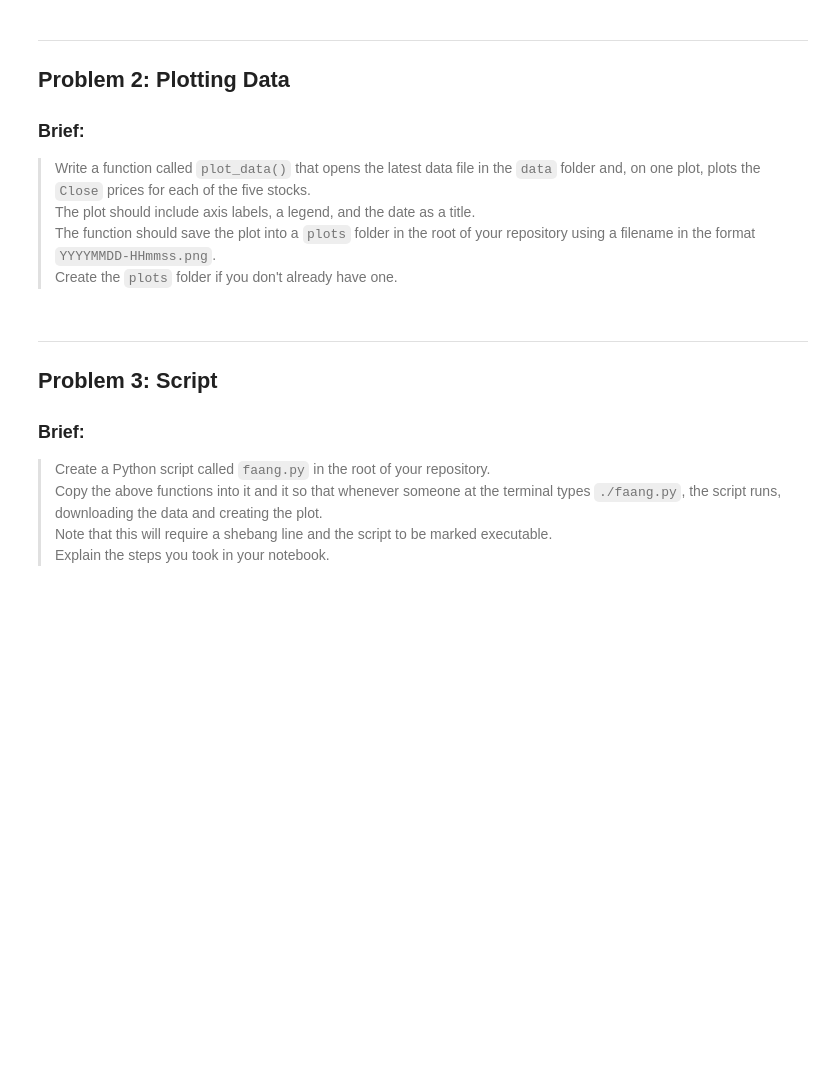
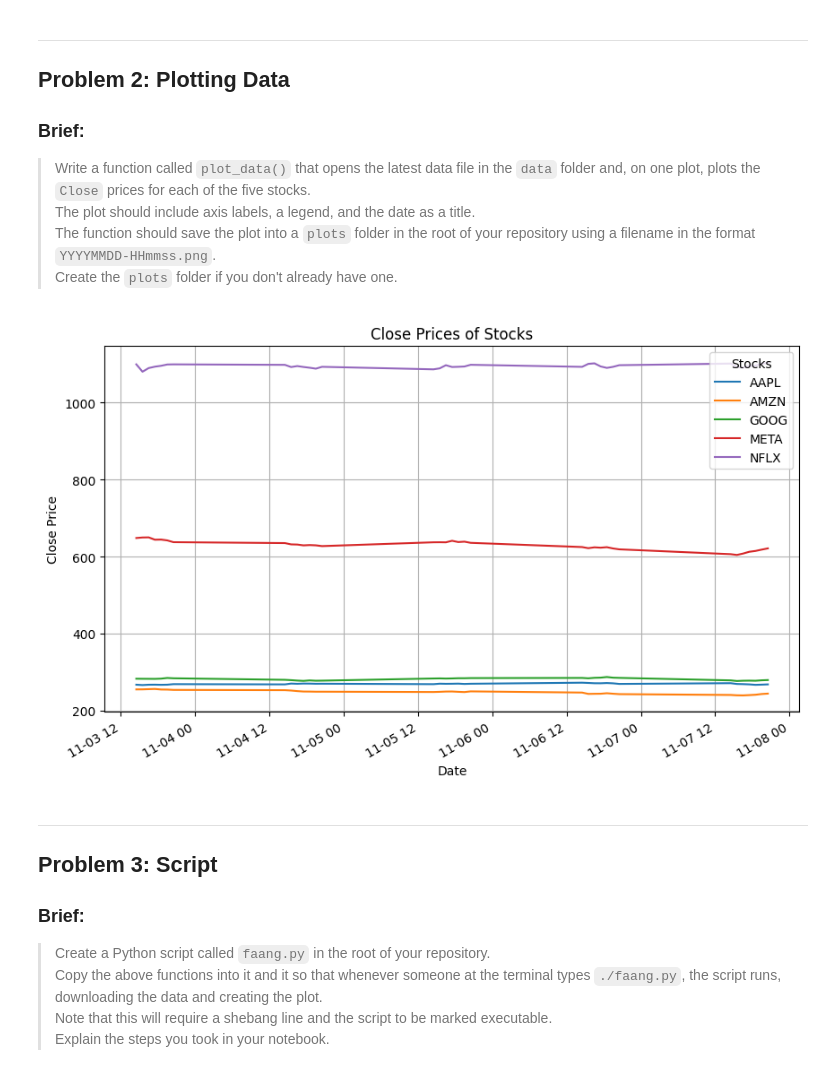
Before and after one commit to skerr17/computer-infrastructure-assessment, a Jupyter notebook: problem.ipynb, the cells around one changed output. Drawn from its saved outputs; the diff is of its cells as text; code cells hidden in the pictures; blank space fills up the shorter version.

```diff
--- a/problem.ipynb
+++ b/problem.ipynb
@@ -135,6 +139,30 @@ Datetime
 >The plot should include axis labels, a legend, and the date as a title.
 >The function should save the plot into a `plots` folder in the root of your repository using a filename in the format `YYYYMMDD-HHmmss.png`.
 >Create the `plots` folder if you don't already have one.
+# %%
+# function plotdata(): plots the Close prices of the stocks in the dataframe
+# pasing the filepath to read the csv file back in
+
+def plot_data(filepath):
+    '''
+    Plots the Close prices of the stocks in the dataframe.
+    '''
+    df = pd.read_csv(filepath, header=[0,1], index_col=0, parse_dates=True)
+
+    # plot the Close prices
+    close_df = df['Close']
+    close_df.plot(title='Close Prices of Stocks', figsize=(10,6))
+    plt.xlabel('Date')
+    plt.ylabel('Close Price')
+    plt.legend(title='Stocks')
+    plt.grid()
+    plt.show()
+# %%
+# testing plot_data function
+graph_data_filepath = 'data/20251109-182030.csv'
+plot_data(graph_data_filepath)
+# %% [output]
+[figure, added]
 # %% [markdown]
 ----
 ## Problem 3: Script
```
Also changed, not shown: parts of 2 cells of this notebook, 3 other files.
